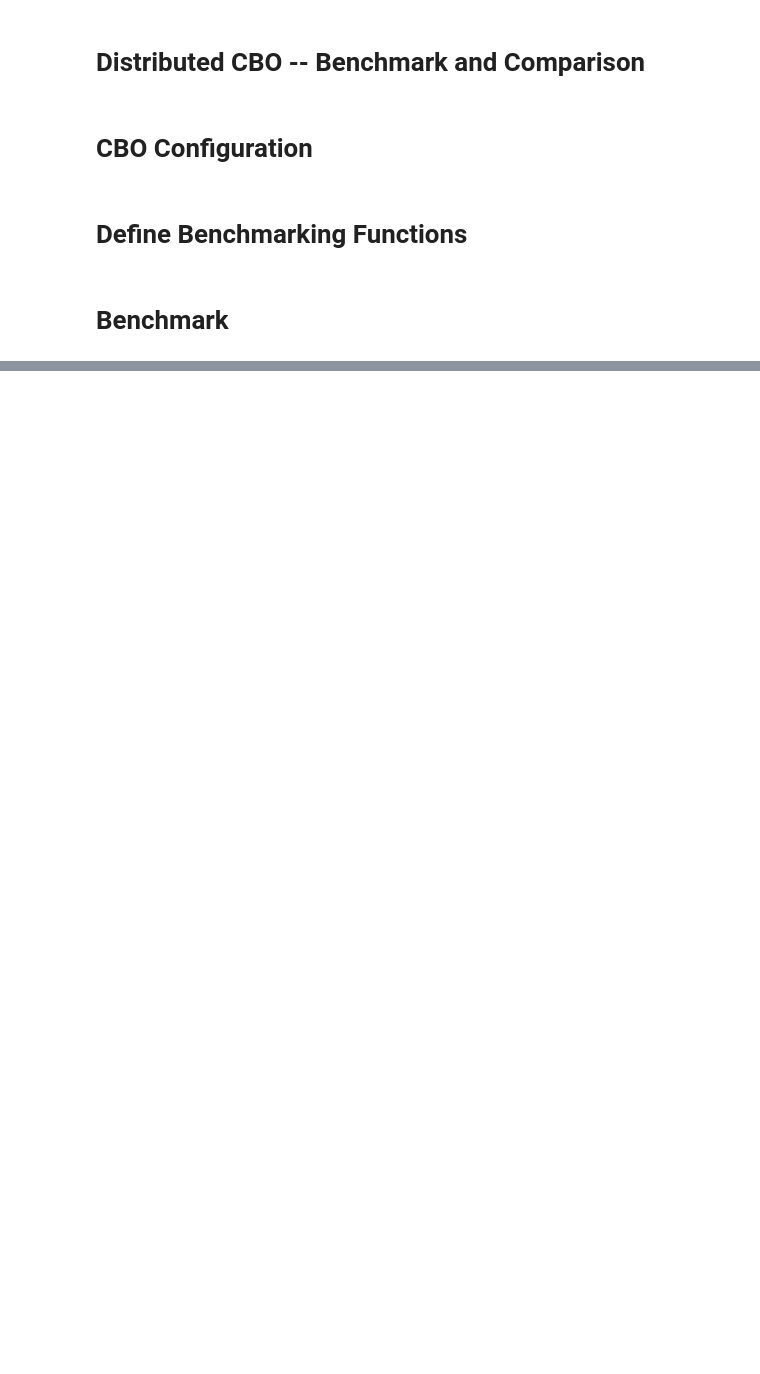
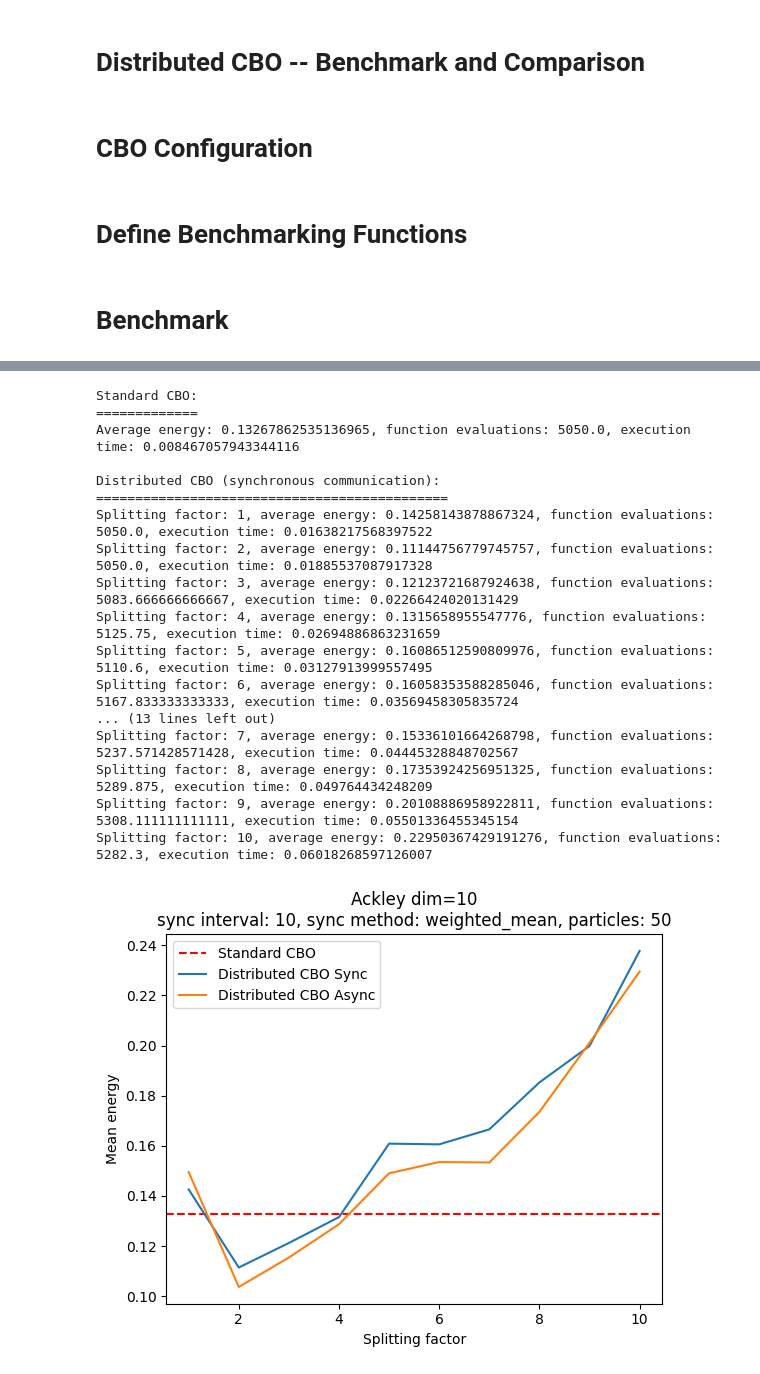
Before and after one commit to omareldeeb/CBXpy, a Jupyter notebook: docs/examples/distributed_cbo_benchmarks.ipynb, the cells around one changed output, grey strips where cells are left out. Cells and saved outputs as stored; diff of their text form; code cells hidden in the pictures; blank space fills up the shorter version.

```diff
--- a/docs/examples/distributed_cbo_benchmarks.ipynb
+++ b/docs/examples/distributed_cbo_benchmarks.ipynb
@@ -180,0 +210,21 @@ run_experiment(Ackley(), d=20, n=100)
+# %%
+run_experiment(Ackley(), d=10, n=50)
+# %% [output]
+Standard CBO:
+=============
+Average energy: 0.13267862535136965, function evaluations: 5050.0, execution time: 0.008467057943344116
+
+Distributed CBO (synchronous communication):
+=============================================
+Splitting factor: 1, average energy: 0.14258143878867324, function evaluations: 5050.0, execution time: 0.01638217568397522
+Splitting factor: 2, average energy: 0.11144756779745757, function evaluations: 5050.0, execution time: 0.01885537087917328
+Splitting factor: 3, average energy: 0.12123721687924638, function evaluations: 5083.666666666667, execution time: 0.02266424020131429
+Splitting factor: 4, average energy: 0.1315658955547776, function evaluations: 5125.75, execution time: 0.02694886863231659
+Splitting factor: 5, average energy: 0.16086512590809976, function evaluations: 5110.6, execution time: 0.03127913999557495
+Splitting factor: 6, average energy: 0.16058353588285046, function evaluations: 5167.833333333333, execution time: 0.03569458305835724
+... (13 lines left out)
+Splitting factor: 7, average energy: 0.15336101664268798, function evaluations: 5237.571428571428, execution time: 0.04445328848702567
+Splitting factor: 8, average energy: 0.17353924256951325, function evaluations: 5289.875, execution time: 0.049764434248209
+Splitting factor: 9, average energy: 0.20108886958922811, function evaluations: 5308.111111111111, execution time: 0.05501336455345154
+Splitting factor: 10, average energy: 0.22950367429191276, function evaluations: 5282.3, execution time: 0.06018268597126007
+[figure, added]
```
Also changed, not shown: parts of 22 cells of this notebook.
